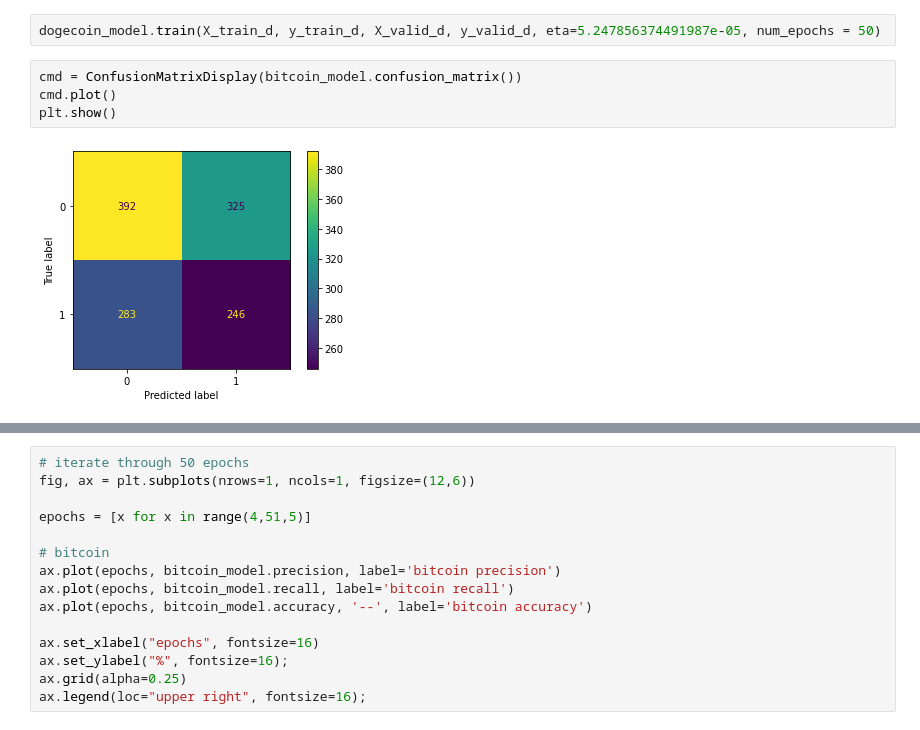
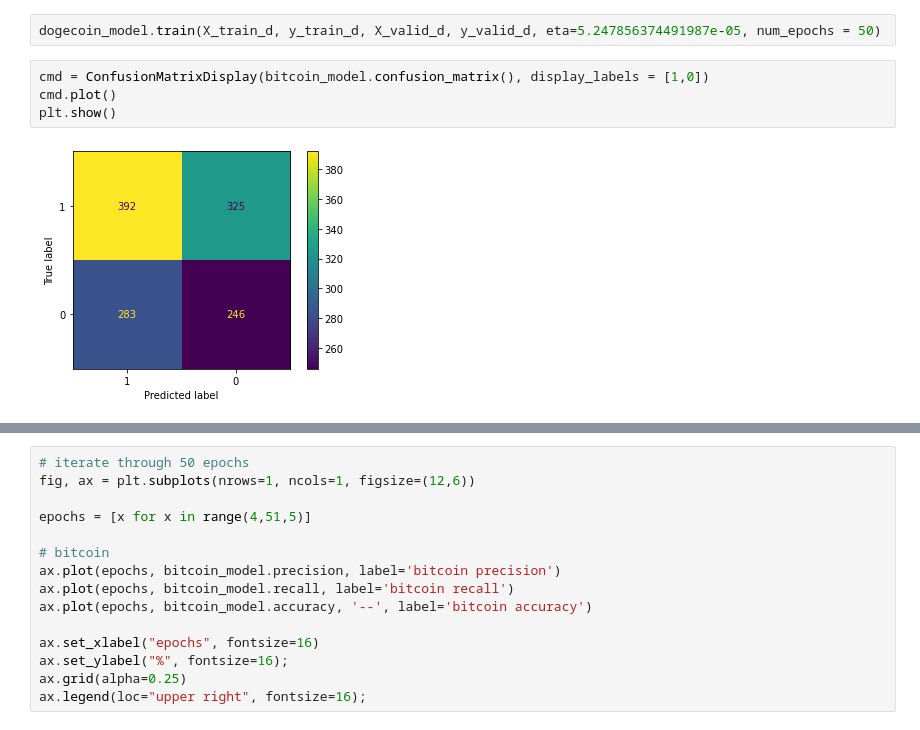
Before and after one commit to irsa-ashraf/Analysis-of-Indicators-on-Cryptocurrency-Prices, a Jupyter notebook: models/nn.ipynb, the cells around one changed output, grey strips where cells are left out. Drawn from its saved outputs; the diff is of its cells as text.

```diff
--- a/models/nn.ipynb
+++ b/models/nn.ipynb
@@ -352,9 +352,9 @@ dogecoin_model = Net(X_train_d.shape[1])
 bitcoin_model.train(X_train_b, y_train_b, X_valid_b, y_valid_b, eta=5.247856374491987e-05, num_epochs = 50)
 # %%
 dogecoin_model.train(X_train_d, y_train_d, X_valid_d, y_valid_d, eta=5.247856374491987e-05, num_epochs = 50)
-# %%
-cmd = ConfusionMatrixDisplay(bitcoin_model.confusion_matrix())
-cmd.plot()
-plt.show()
-# %% [output]
-[figure, removed]
+# %%
+cmd = ConfusionMatrixDisplay(bitcoin_model.confusion_matrix(), display_labels = [1,0])
+cmd.plot()
+plt.show()
+# %% [output]
+[figure, added]
```
Also changed, not shown: parts of 26 cells of this notebook.
